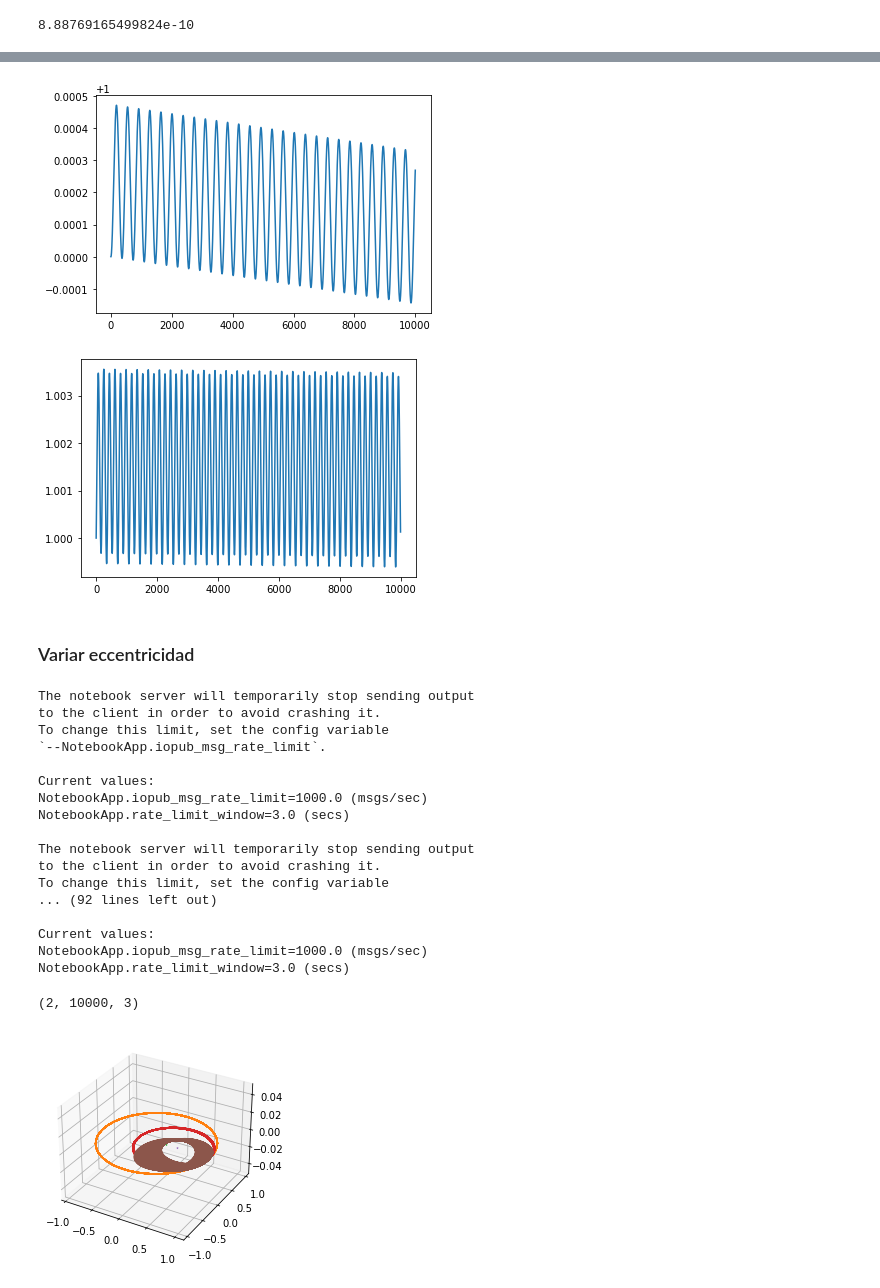
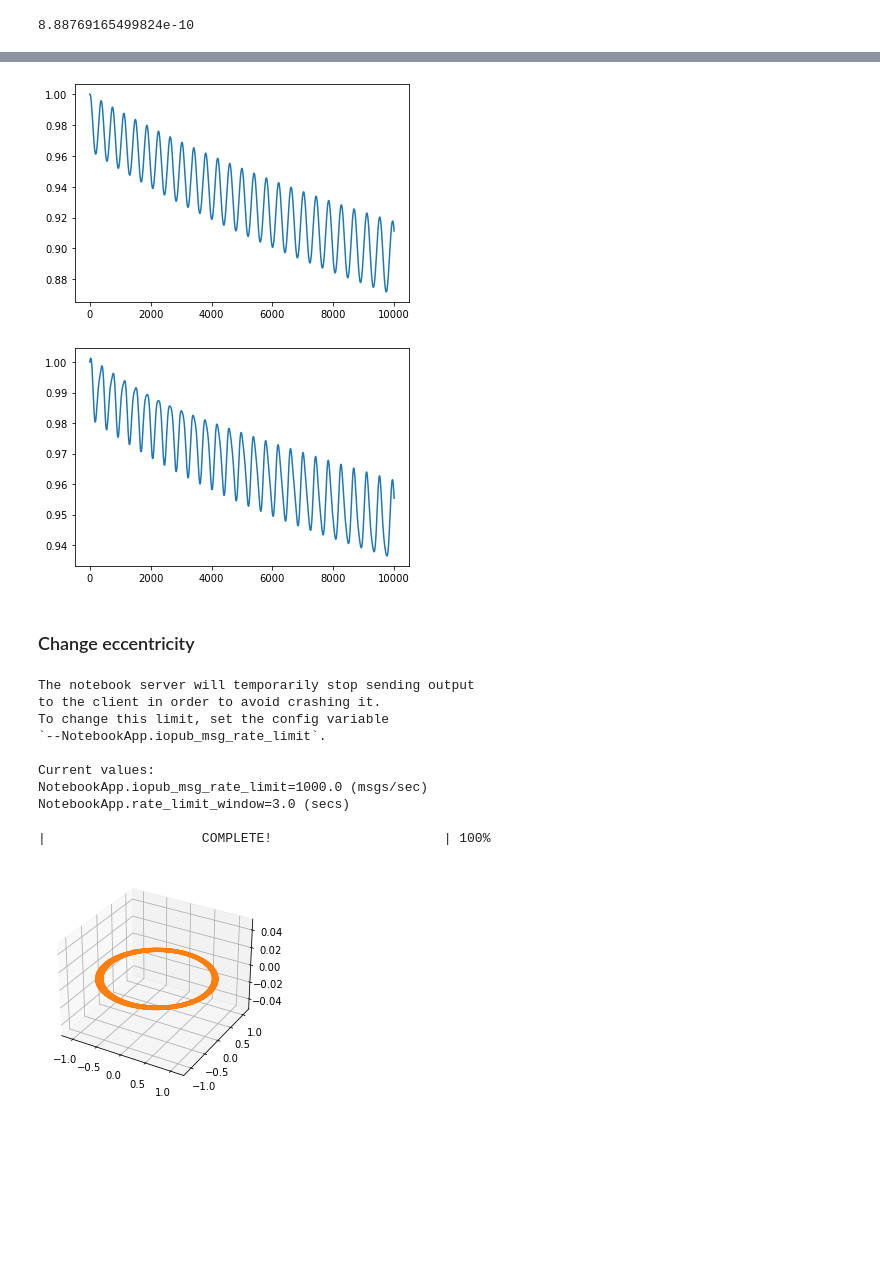
Before and after one commit to jpvanegasc/3BodyProblem, a Jupyter notebook: presentation.ipynb, the cells around one changed output, grey strips where cells are left out. Drawn from its saved outputs; the diff is of its cells as text; code cells hidden in the pictures; blank space fills up the shorter version.

Commit message:
Start graphing more

```diff
--- a/presentation.ipynb
+++ b/presentation.ipynb
@@ -36,11 +54,11 @@ def ode(t, x, v, i, N, dim=3):
 
     return a
 # %%
-R, m, x0, v0 = get_initial("../initial/earth_sun.csv", delimiter=',')
+R, m, x0, v0 = get_initial("code/initial/earth_sun.csv", delimiter=',')
 # %%
 TMIN = 0.
 TMAX = 10000
-N = 10000
+N = 1000
 
 t = np.linspace(TMIN, TMAX, N)
 
@@ -114,7 +116,7 @@ _ = pl.plot(t, energy)
 
 pl.show()
 # %% [output]
-[figure, old version]
+[figure, new version]
 # %%
 def angular_momentum(x, v, m, N, P):
     L = np.zeros(N)
@@ -139,11 +141,11 @@ _ = pl.plot(t, L)
 
 pl.show()
 # %% [output]
-[figure, old version]
+[figure, new version]
-# %% [markdown]
-### Variar eccentricidad
+# %% [markdown]
+### Change eccentricity
 # %%
-ecc = [0.0167, 0.2, 0.2, 0.5]
+ecc = [0.0167, 0.1, 0.2, 0.5]
 # %%
 x = np.empty(4, object)
 v = np.empty(4, object)
@@ -162,27 +164,16 @@ Current values:
 NotebookApp.iopub_msg_rate_limit=1000.0 (msgs/sec)
 NotebookApp.rate_limit_window=3.0 (secs)
 
-The notebook server will temporarily stop sending output
-to the client in order to avoid crashing it.
-To change this limit, set the config variable
-... (92 lines left out)
-
-Current values:
-NotebookApp.iopub_msg_rate_limit=1000.0 (msgs/sec)
-NotebookApp.rate_limit_window=3.0 (secs)
+|                    COMPLETE!                      | 100%
-# %%
-x[0].shape
-# %% [output]
-(2, 10000, 3)
 # %%
 fig = pl.figure()
 ax = fig.add_subplot(111, projection='3d')
 
-for j in range(x.shape[0]-1):
+for j in range(x.shape[0]-3):
     for i in range(x[j].shape[0]):
         ax.plot(x[j][i, :, 0], x[j][i, :, 1], x[j][i, :, 2])
 # %% [output]
-[figure, old version]
+[figure, new version]
 # %%
 _ = pl.figure()
 for i in range(len(x)):
```
Also changed, not shown: parts of 24 cells of this notebook.
